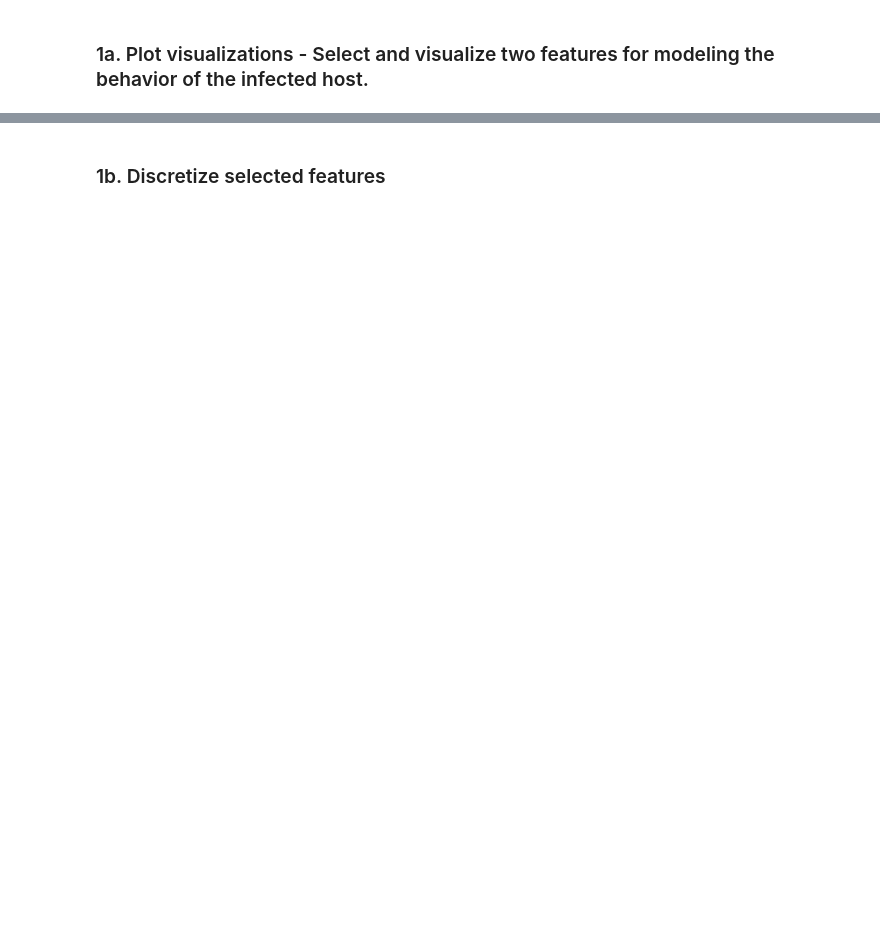
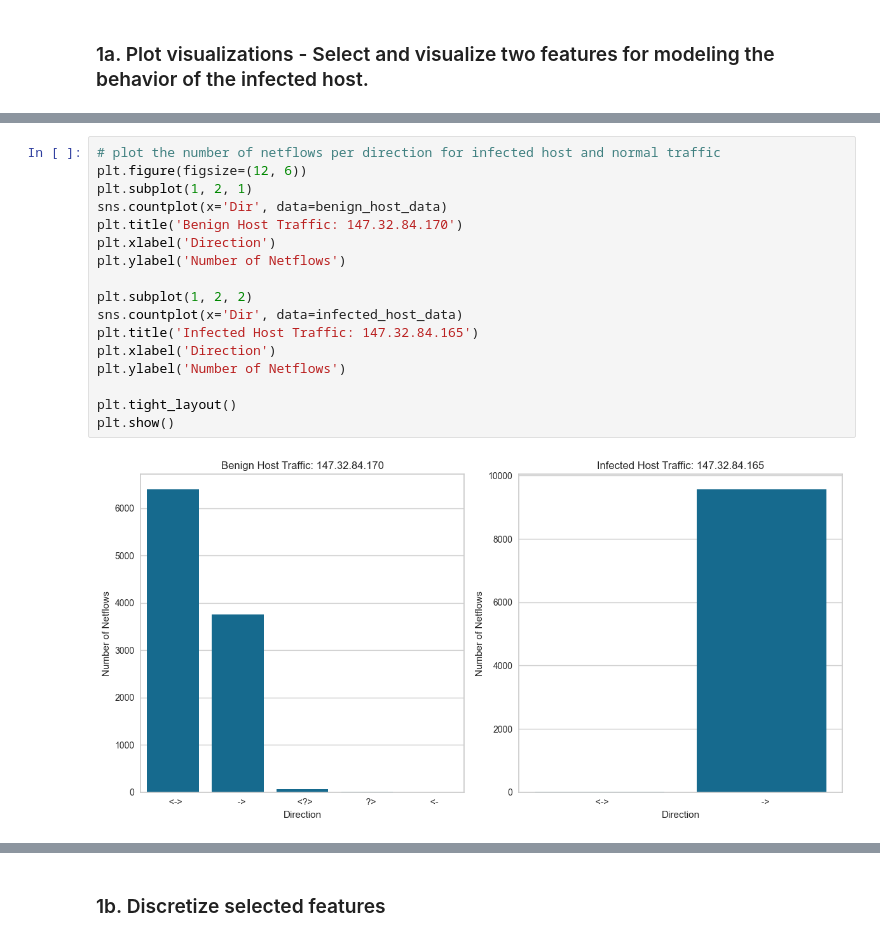
Before and after one commit to amar-mesic/cyber-data, a Jupyter notebook: lab-3/Lab3.ipynb, the cells around one changed output, grey strips where cells are left out. Drawn from its saved outputs; the diff is of its cells as text; blank space fills up the shorter version.

```diff
--- a/lab-3/Lab3.ipynb
+++ b/lab-3/Lab3.ipynb
@@ -26,0 +203,19 @@ Your peers should be able to use the readme section for instructions and be able
+# %%
+# plot the number of netflows per direction for infected host and normal traffic
+plt.figure(figsize=(12, 6))
+plt.subplot(1, 2, 1)
+sns.countplot(x='Dir', data=benign_host_data)
+plt.title('Benign Host Traffic: 147.32.84.170')
+plt.xlabel('Direction')
+plt.ylabel('Number of Netflows')
+
+plt.subplot(1, 2, 2)
+sns.countplot(x='Dir', data=infected_host_data)
+plt.title('Infected Host Traffic: 147.32.84.165')
+plt.xlabel('Direction')
+plt.ylabel('Number of Netflows')
+
+plt.tight_layout()
+plt.show()
+# %% [output]
+[figure, added]
```
Also changed, not shown: parts of 21 cells of this notebook.
